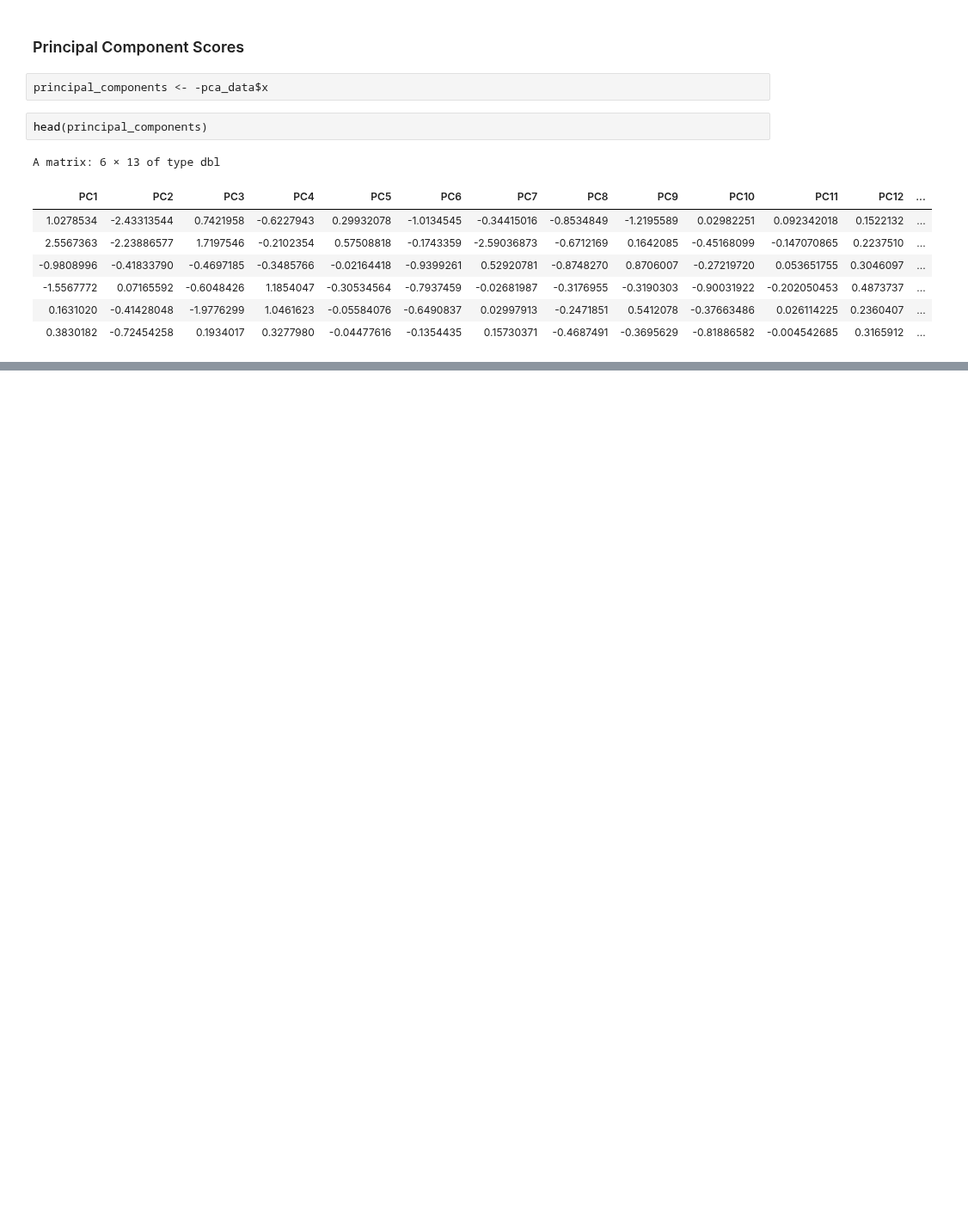
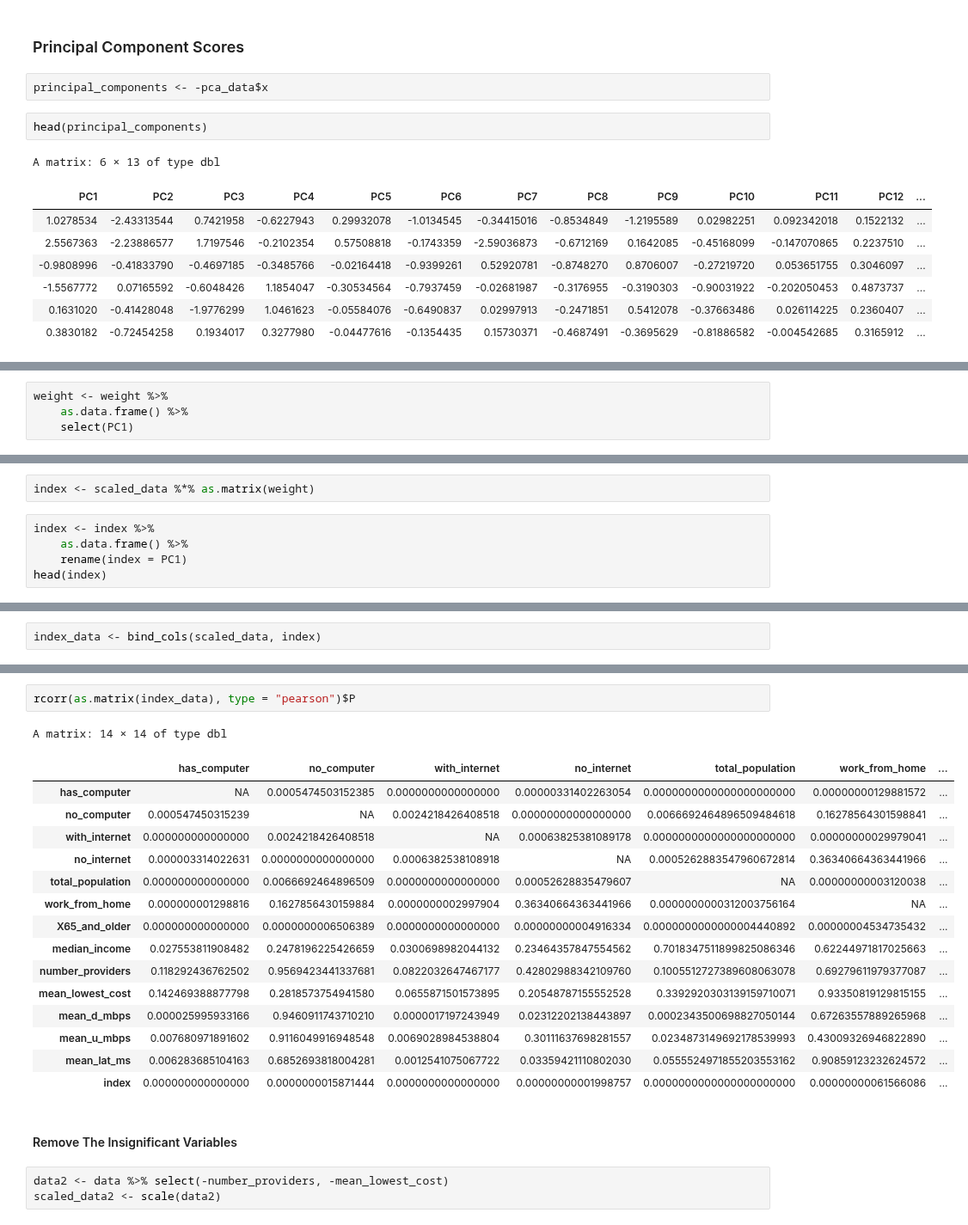
Before and after one commit to nicholasptran/eastern-washington-digital-equity, a Jupyter notebook: notebooks/pca_method2.ipynb, the cells around one changed output, grey strips where cells are left out. Shown at 86% size. Saved outputs shown, nothing was run; the diff lists cells and outputs as text; blank space fills up the shorter version.

```diff
--- a/notebooks/pca_method2.ipynb
+++ b/notebooks/pca_method2.ipynb
@@ -221,0 +274,4 @@ A matrix: 6 × 13 of type dbl
+# %%
+weight <- weight %>%
+    as.data.frame() %>%
+    select(PC1)
@@ -221,0 +299,7 @@ A matrix: 6 × 13 of type dbl
+# %%
+index <- scaled_data %*% as.matrix(weight)
+# %%
+index <- index %>%
+    as.data.frame() %>%
+    rename(index = PC1)
+head(index)
@@ -221,0 +318,2 @@ A matrix: 6 × 13 of type dbl
+# %%
+index_data <- bind_cols(scaled_data, index)
@@ -221,0 +356,24 @@ A matrix: 6 × 13 of type dbl
+# %%
+rcorr(as.matrix(index_data), type = "pearson")$P
+# %% [output]
+A matrix: 14 × 14 of type dbl
+|  | has_computer | no_computer | with_internet | no_internet | total_population | work_from_home | ... |
+| has_computer | NA | 0.0005474503152385 | 0.0000000000000000 | 0.00000331402263054 | 0.0000000000000000000000 | 0.00000000129881572 | ... |
+| no_computer | 0.000547450315239 | NA | 0.0024218426408518 | 0.00000000000000000 | 0.0066692464896509484618 | 0.16278564301598841 | ... |
+| with_internet | 0.000000000000000 | 0.0024218426408518 | NA | 0.00063825381089178 | 0.0000000000000000000000 | 0.00000000029979041 | ... |
+| no_internet | 0.000003314022631 | 0.0000000000000000 | 0.0006382538108918 | NA | 0.0005262883547960672814 | 0.36340664363441966 | ... |
+| total_population | 0.000000000000000 | 0.0066692464896509 | 0.0000000000000000 | 0.00052628835479607 | NA | 0.00000000003120038 | ... |
+| work_from_home | 0.000000001298816 | 0.1627856430159884 | 0.0000000002997904 | 0.36340664363441966 | 0.0000000000312003756164 | NA | ... |
+| X65_and_older | 0.000000000000000 | 0.0000000006506389 | 0.0000000000000000 | 0.00000000004916334 | 0.0000000000000004440892 | 0.00000004534735432 | ... |
+| median_income | 0.027553811908482 | 0.2478196225426659 | 0.0300698982044132 | 0.23464357847554562 | 0.7018347511899825086346 | 0.62244971817025663 | ... |
+| number_providers | 0.118292436762502 | 0.9569423441337681 | 0.0822032647467177 | 0.42802988342109760 | 0.1005512727389608063078 | 0.69279611979377087 | ... |
+| mean_lowest_cost | 0.142469388877798 | 0.2818573754941580 | 0.0655871501573895 | 0.20548787155552528 | 0.3392920303139159710071 | 0.93350819129815155 | ... |
+| mean_d_mbps | 0.000025995933166 | 0.9460911743710210 | 0.0000017197243949 | 0.02312202138443897 | 0.0002343500698827050144 | 0.67263557889265968 | ... |
+| mean_u_mbps | 0.007680971891602 | 0.9116049916948548 | 0.0069028984538804 | 0.30111637698281557 | 0.0234873149692178539993 | 0.43009326946822890 | ... |
+| mean_lat_ms | 0.006283685104163 | 0.6852693818004281 | 0.0012541075067722 | 0.03359421110802030 | 0.0555524971855203553162 | 0.90859123232624572 | ... |
+| index | 0.000000000000000 | 0.0000000015871444 | 0.0000000000000000 | 0.00000000001998757 | 0.0000000000000000000000 | 0.00000000061566086 | ... |
+# %% [markdown]
+#### Remove The Insignificant Variables
+# %%
+data2 <- data %>% select(-number_providers, -mean_lowest_cost)
+scaled_data2 <- scale(data2)
```
Also changed, not shown: parts of 40 cells of this notebook, 4 other files.
